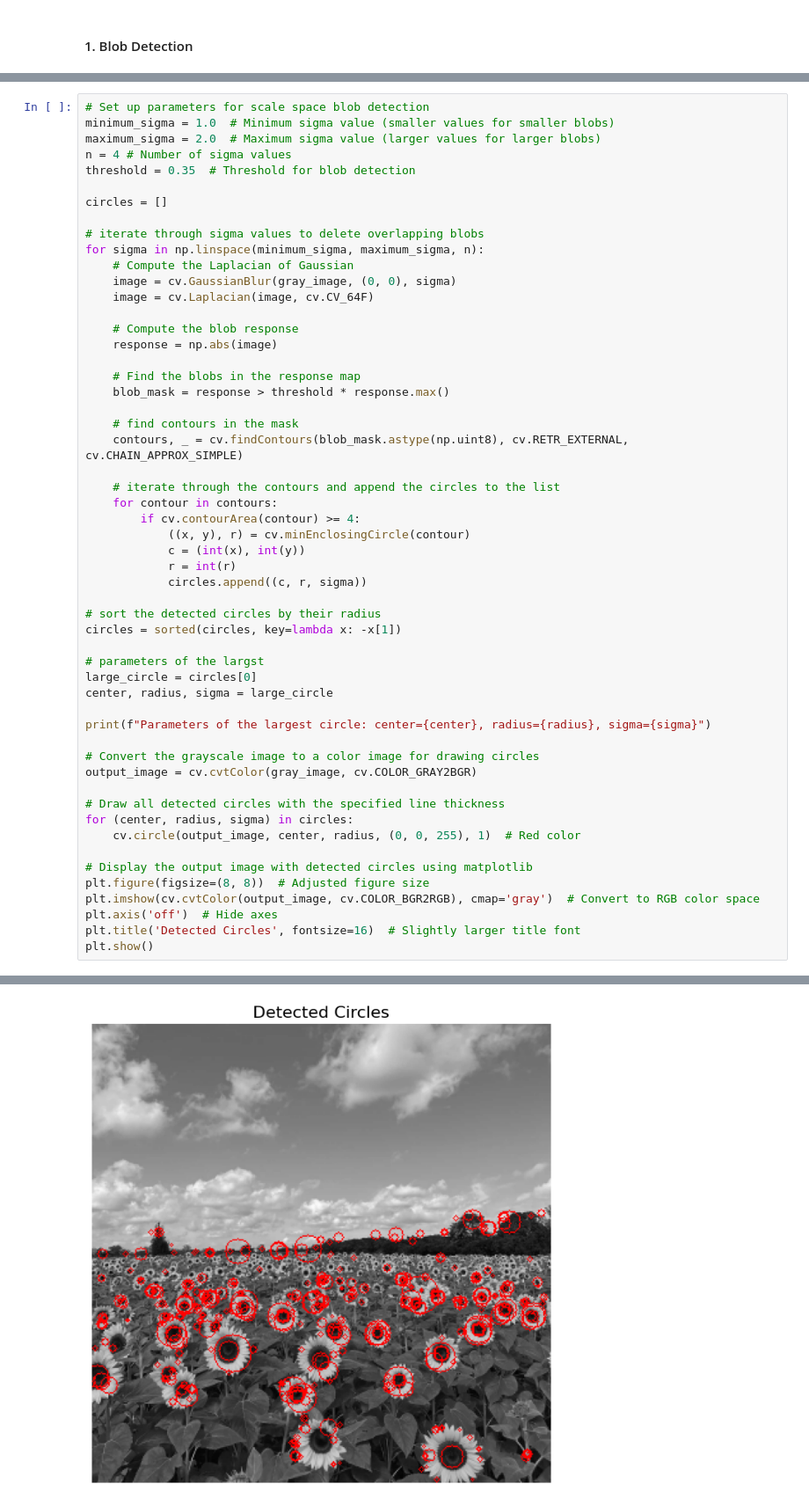
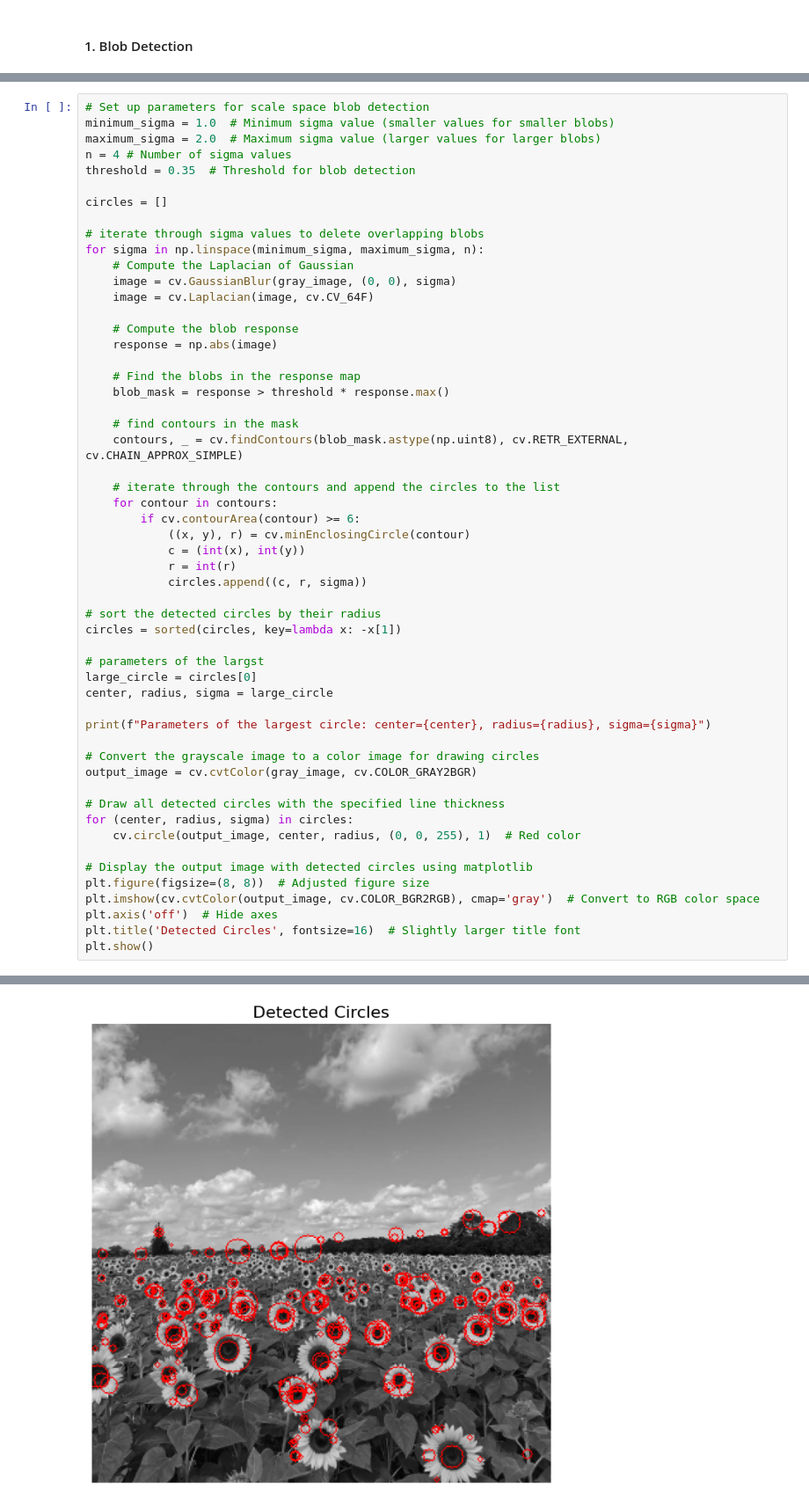
Before and after one commit to nadunnr/EN3160-Image-Processing-and-Machine-Vision, a Jupyter notebook: assignments/Assignment_02/assignment_02.ipynb, the cells around one changed output, grey strips where cells are left out. Shown at 88% size. Saved outputs shown, nothing was run; the diff lists cells and outputs as text.

```diff
--- a/assignments/Assignment_02/assignment_02.ipynb
+++ b/assignments/Assignment_02/assignment_02.ipynb
@@ -41,34 +41,34 @@ for sigma in np.linspace(minimum_sigma, maximum_sigma, n):
 
     # iterate through the contours and append the circles to the list
     for contour in contours:
-        if cv.contourArea(contour) >= 4:
+        if cv.contourArea(contour) >= 6:
             ((x, y), r) = cv.minEnclosingCircle(contour)
             c = (int(x), int(y))
             r = int(r)
             circles.append((c, r, sigma))
 
 # sort the detected circles by their radius
 circles = sorted(circles, key=lambda x: -x[1])
 
 # parameters of the largst
 large_circle = circles[0]
 center, radius, sigma = large_circle
 
 print(f"Parameters of the largest circle: center={center}, radius={radius}, sigma={sigma}")
 
 # Convert the grayscale image to a color image for drawing circles
 output_image = cv.cvtColor(gray_image, cv.COLOR_GRAY2BGR)
 
 # Draw all detected circles with the specified line thickness
 for (center, radius, sigma) in circles:
     cv.circle(output_image, center, radius, (0, 0, 255), 1)  # Red color
 
 # Display the output image with detected circles using matplotlib
 plt.figure(figsize=(8, 8))  # Adjusted figure size
 plt.imshow(cv.cvtColor(output_image, cv.COLOR_BGR2RGB), cmap='gray')  # Convert to RGB color space
 plt.axis('off')  # Hide axes
 plt.title('Detected Circles', fontsize=16)  # Slightly larger title font
 plt.show()
 # %% [output]
 Parameters of the largest circle: center=(110, 258), radius=15, sigma=2.0
-[figure, old version]
+[figure, new version]
```
Also changed, not shown: parts of 5 cells of this notebook, 1 other file.
